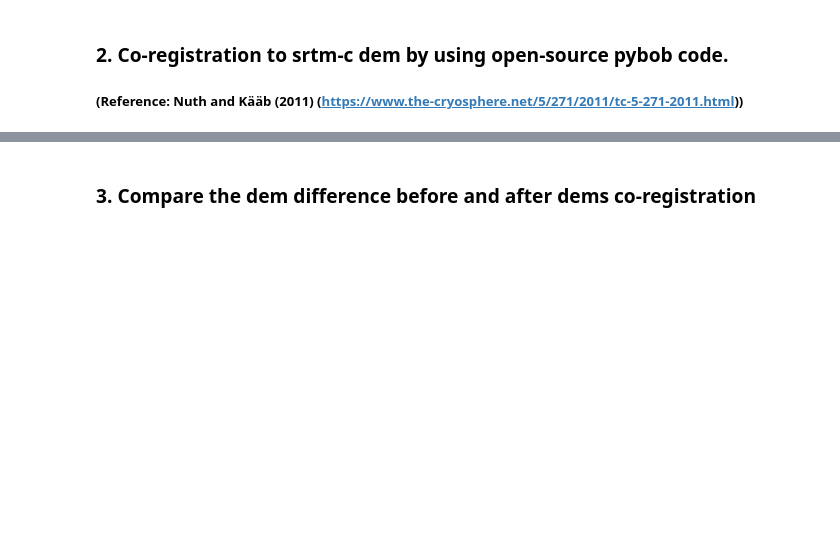
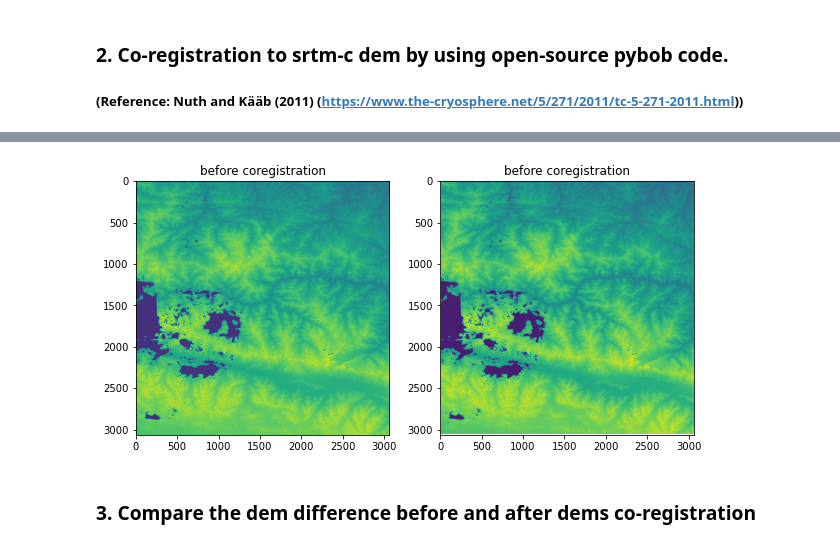
Before and after one commit to xinluo2018/Glacier-in-SETP, a Jupyter notebook: notebooks/dems_coreg_demo.ipynb, the cells around one changed output, grey strips where cells are left out. Cells and saved outputs as stored; diff of their text form; code cells hidden in the pictures; blank space fills up the shorter version.

```diff
--- a/notebooks/dems_coreg_demo.ipynb
+++ b/notebooks/dems_coreg_demo.ipynb
@@ -86,3 +84,12 @@ Running Nuth and Kääb (2011) coregistration
+# %%
+plt.figure(figsize=(10,5))
+plt.subplot(1,2,1)
+plt.imshow(dem.data[0]); plt.title('before coregistration')
+plt.subplot(1,2,2)
+plt.imshow(dem_aligned.data[0]); plt.title('before coregistration')
+writeTiff(dem_aligned.data[0], dem_info['geotrans'], dem_info['geosrs'], path_dem_aligned)
+# %% [output]
+[figure, added]
 # %% [markdown]
 ### **3. Compare the dem difference before and after dems co-registration**
 # %%
```
Also changed, not shown: parts of 15 cells of this notebook, 32 other files.
